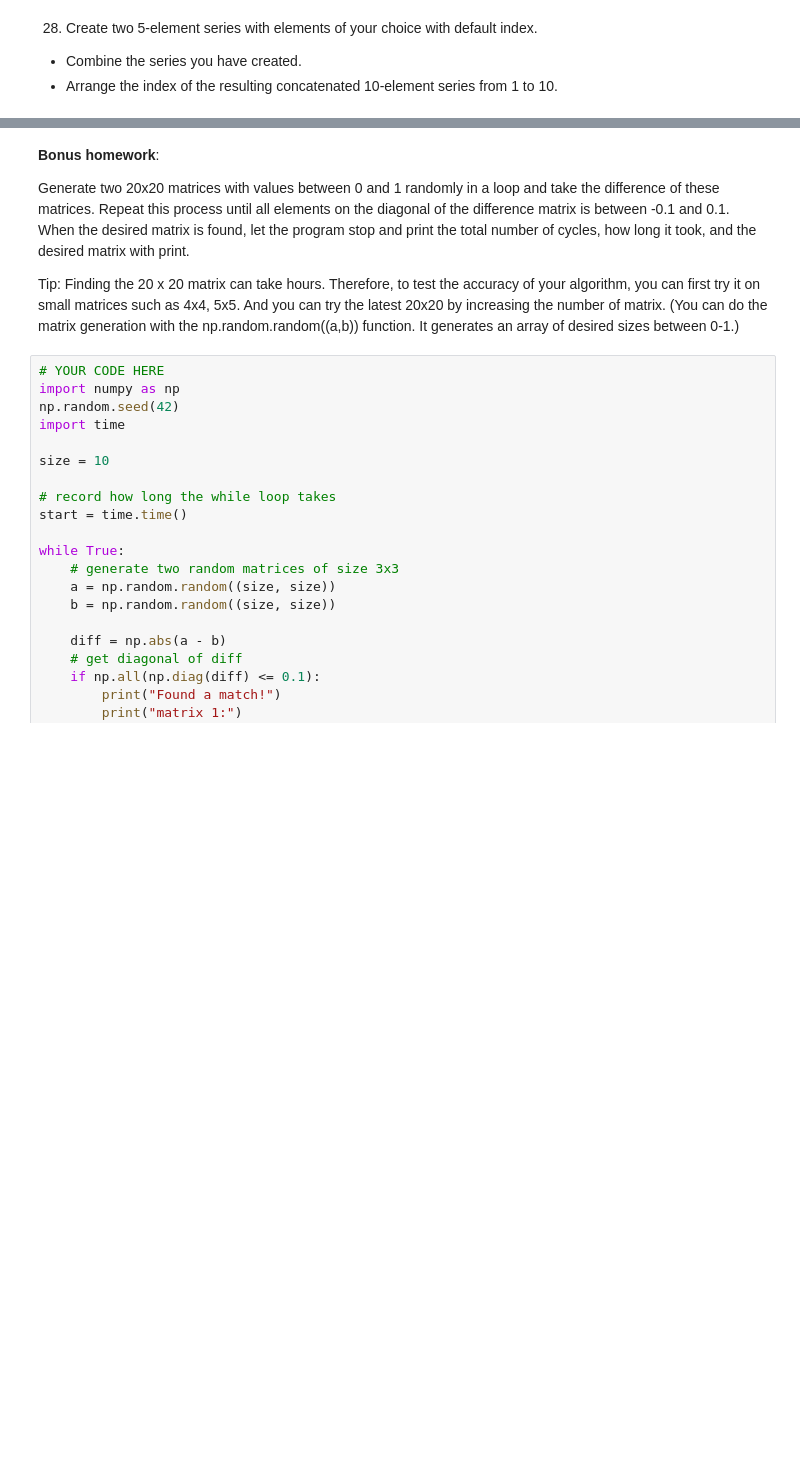
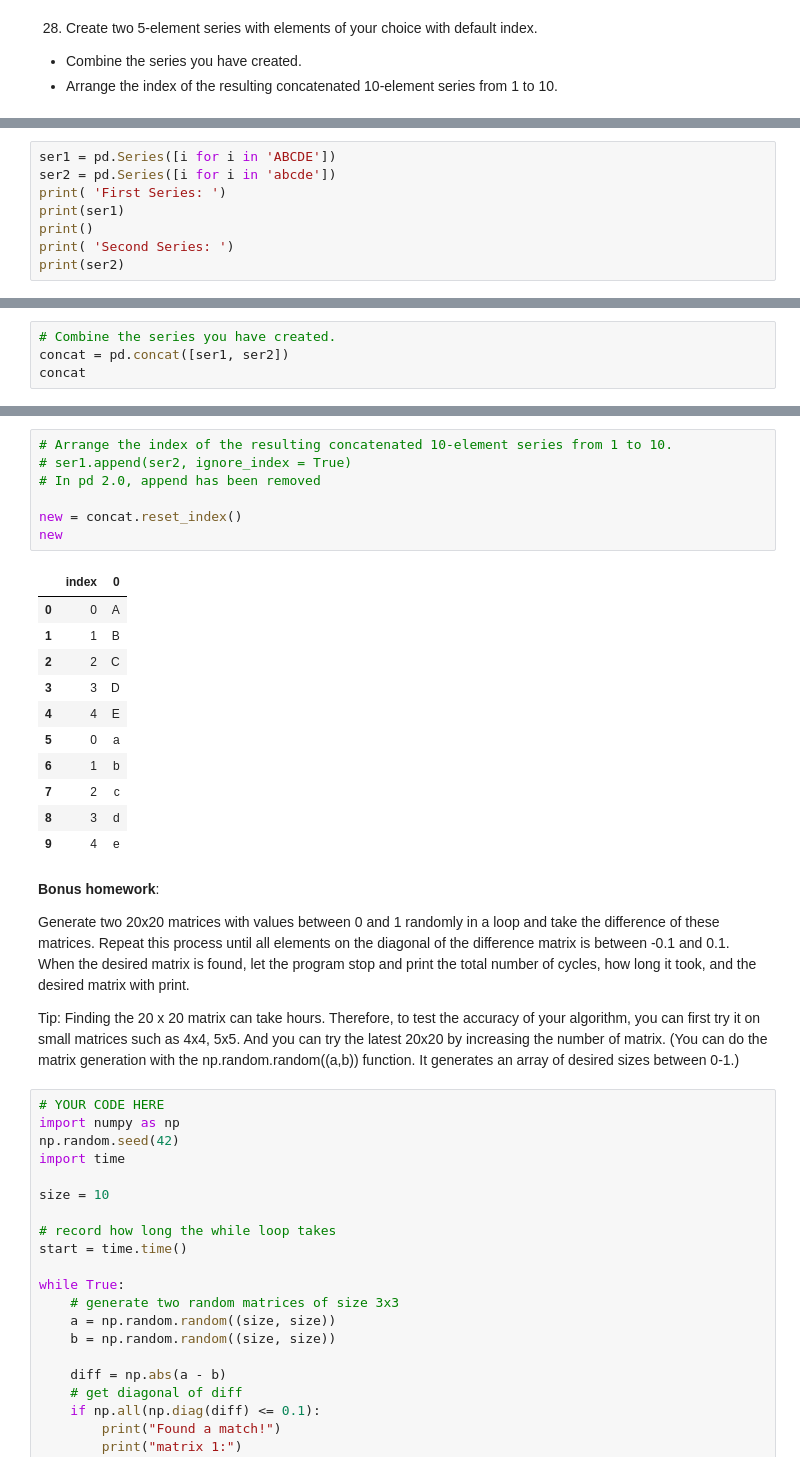
Before and after one commit to fenyx-it-academy/Class8-DataManipulation-Week18, a Jupyter notebook: assignment1.ipynb, the cells around one changed output, grey strips where cells are left out. Cells and saved outputs as stored; diff of their text form; blank space fills up the shorter version.

```diff
--- a/assignment1.ipynb
+++ b/assignment1.ipynb
@@ -161,0 +471,8 @@ YOUR ANSWER HERE
+# %%
+ser1 = pd.Series([i for i in 'ABCDE'])
+ser2 = pd.Series([i for i in 'abcde'])
+print( 'First Series: ')
+print(ser1)
+print()
+print( 'Second Series: ')
+print(ser2)
@@ -161,0 +495,4 @@ YOUR ANSWER HERE
+# %%
+# Combine the series you have created.
+concat = pd.concat([ser1, ser2])
+concat
@@ -162,3 +511,22 @@ YOUR ANSWER HERE
+# %%
+# Arrange the index of the resulting concatenated 10-element series from 1 to 10.
+# ser1.append(ser2, ignore_index = True)
+# In pd 2.0, append has been removed
+
+new = concat.reset_index()
+new
+# %% [output]
+|  | index | 0 |
+| 0 | 0 | A |
+| 1 | 1 | B |
+| 2 | 2 | C |
+| 3 | 3 | D |
+| 4 | 4 | E |
+| 5 | 0 | a |
+| 6 | 1 | b |
+| 7 | 2 | c |
+| 8 | 3 | d |
+| 9 | 4 | e |
 # %% [markdown]
 **Bonus homework**:
 
```
Also changed, not shown: parts of 77 cells of this notebook.
